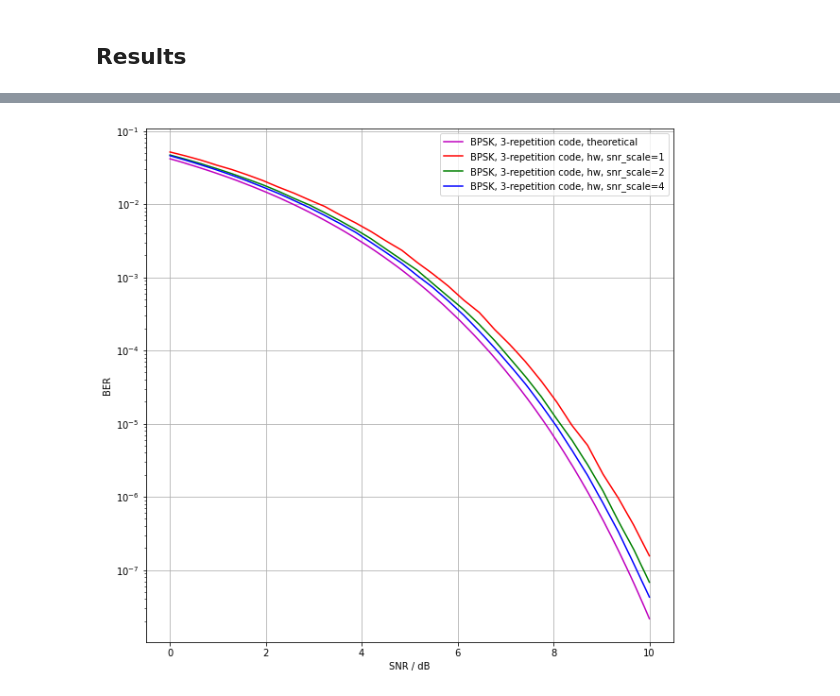
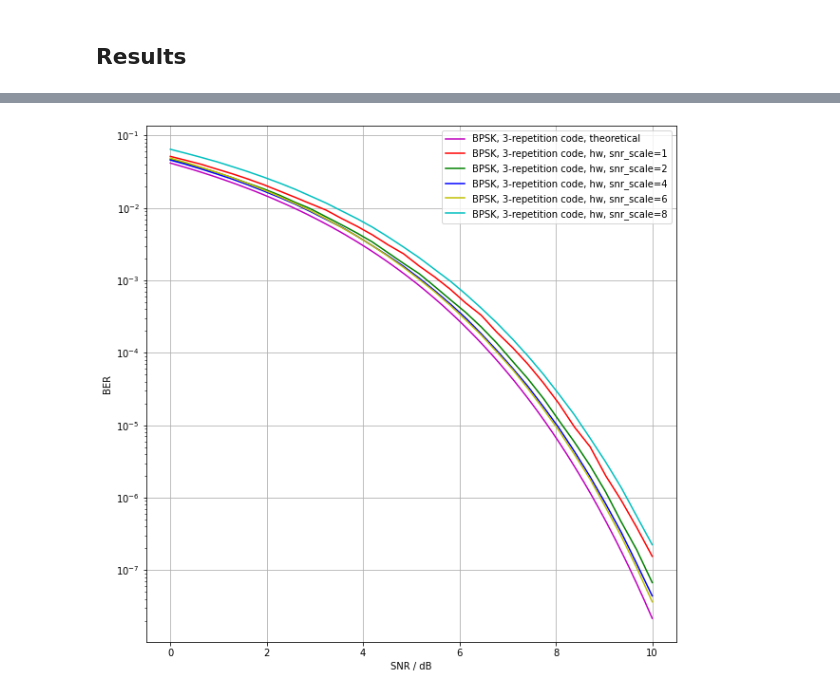
Before and after one commit to Yamakaja/ldpc_ber_server, a Jupyter notebook: client/repetition_code.ipynb, the cells around one changed output, grey strips where cells are left out. Cells and saved outputs as stored; diff of their text form; code cells hidden in the pictures.

Commit message:
client: Compare more snr_scales

```diff
--- a/client/repetition_code.ipynb
+++ b/client/repetition_code.ipynb
@@ -120,23 +120,27 @@ def hw_sim(scale):
 # %%
 snrs = np.linspace(0, 10, 64)
 
 plt.figure(figsize=(10, 10))
 plt.yscale("log")
 
 plt.plot(snrs, bpsk_repetition_ber_theory(K, snrs), "m")
 plt.plot(repetition_3_snrs, hw_sim(1), "r")
 plt.plot(repetition_3_snrs, hw_sim(2), "g")
 plt.plot(repetition_3_snrs, hw_sim(4), "b")
+plt.plot(repetition_3_snrs, hw_sim(6), "y")
+plt.plot(repetition_3_snrs, hw_sim(8), "c")
 
 plt.xlabel("SNR / dB")
 plt.ylabel("BER")
 
 plt.legend(["BPSK, 3-repetition code, theoretical",
             "BPSK, 3-repetition code, hw, snr_scale=1",
             "BPSK, 3-repetition code, hw, snr_scale=2",
-            "BPSK, 3-repetition code, hw, snr_scale=4"
+            "BPSK, 3-repetition code, hw, snr_scale=4",
+            "BPSK, 3-repetition code, hw, snr_scale=6",
+            "BPSK, 3-repetition code, hw, snr_scale=8"
            ])
 
 plt.grid()
 # %% [output]
-[figure, old version]
+[figure, new version]
```
Also changed, not shown: parts of 3 cells of this notebook.
